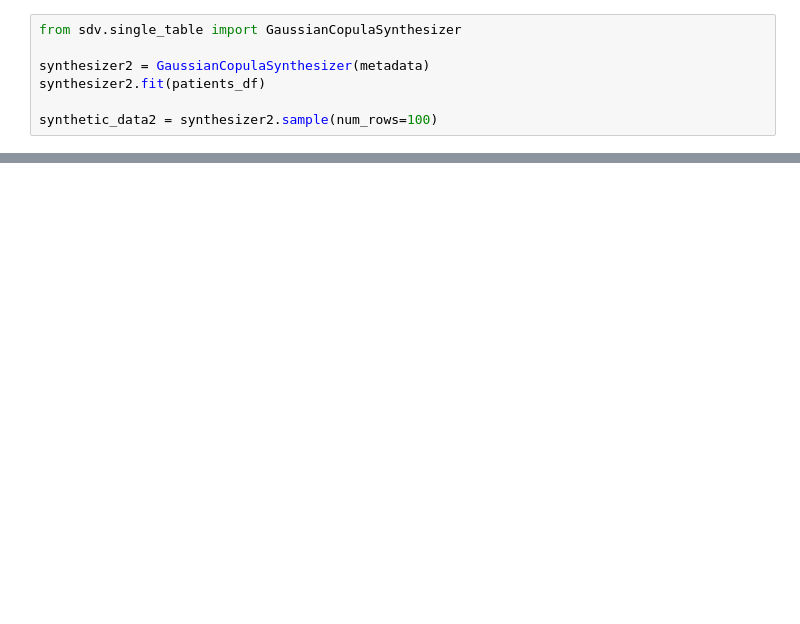
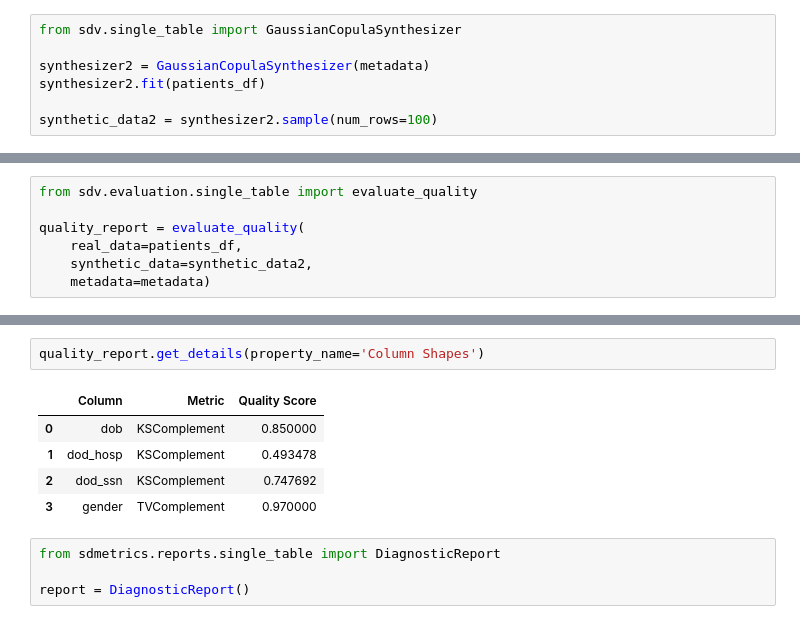
Before and after one commit to AmazingShrush/synthetic-data-generation, a Jupyter notebook: new_sdv_patient_gen.ipynb, the cells around one changed output, grey strips where cells are left out. Drawn from its saved outputs; the diff is of its cells as text; blank space fills up the shorter version.

```diff
--- a/new_sdv_patient_gen.ipynb
+++ b/new_sdv_patient_gen.ipynb
@@ -267,0 +233,7 @@ synthesizer5.save('C:\\Users\\shrus\\Documents\\Synthetic-data-generation\\model
+# %%
+from sdv.evaluation.single_table import evaluate_quality
+
+quality_report = evaluate_quality(
+    real_data=patients_df,
+    synthetic_data=synthetic_data2,
+    metadata=metadata)
@@ -267,0 +274,12 @@ synthesizer5.save('C:\\Users\\shrus\\Documents\\Synthetic-data-generation\\model
+# %%
+quality_report.get_details(property_name='Column Shapes')
+# %% [output]
+|  | Column | Metric | Quality Score |
+| 0 | dob | KSComplement | 0.850000 |
+| 1 | dod_hosp | KSComplement | 0.493478 |
+| 2 | dod_ssn | KSComplement | 0.747692 |
+| 3 | gender | TVComplement | 0.970000 |
+# %%
+from sdmetrics.reports.single_table import DiagnosticReport
+
+report = DiagnosticReport()
```
Also changed, not shown: parts of 27 cells of this notebook, 39 other files.
